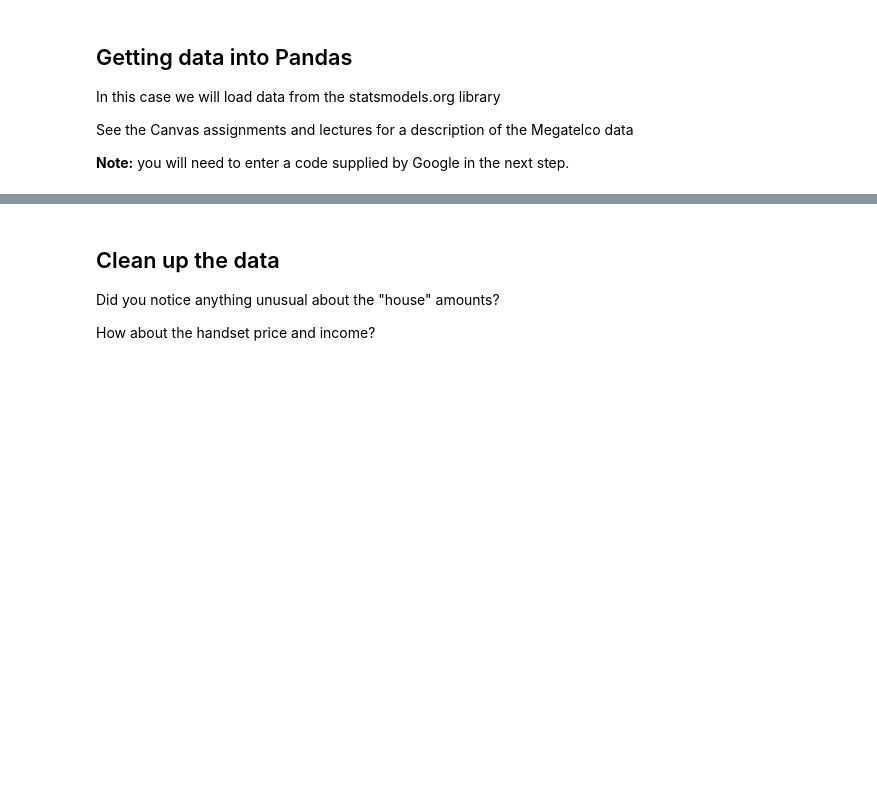
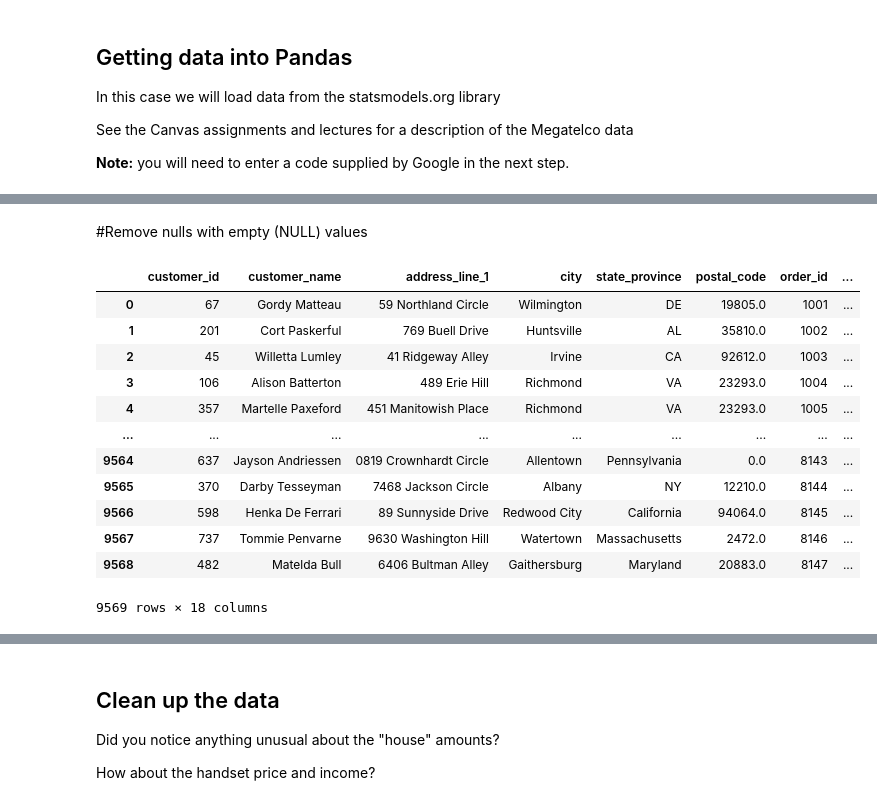
Before and after one commit to RaulPreciado/IS_4487, a Jupyter notebook: Module2_Script_v1_2.ipynb, the cells around one changed output, grey strips where cells are left out. Drawn from its saved outputs; the diff is of its cells as text; code cells hidden in the pictures; blank space fills up the shorter version.

```diff
--- a/Module2_Script_v1_2.ipynb
+++ b/Module2_Script_v1_2.ipynb
@@ -133,0 +130,18 @@ memory usage: 507.9+ KB
+# %% [markdown]
+#Remove nulls with empty (NULL) values
+# %%
+df.fillna(0)
+# %% [output]
+|  | customer_id | customer_name | address_line_1 | city | state_province | postal_code | order_id | ... |
+| 0 | 67 | Gordy Matteau | 59 Northland Circle | Wilmington | DE | 19805.0 | 1001 | ... |
+| 1 | 201 | Cort Paskerful | 769 Buell Drive | Huntsville | AL | 35810.0 | 1002 | ... |
+| 2 | 45 | Willetta Lumley | 41 Ridgeway Alley | Irvine | CA | 92612.0 | 1003 | ... |
+| 3 | 106 | Alison Batterton | 489 Erie Hill | Richmond | VA | 23293.0 | 1004 | ... |
+| 4 | 357 | Martelle Paxeford | 451 Manitowish Place | Richmond | VA | 23293.0 | 1005 | ... |
+| ... | ... | ... | ... | ... | ... | ... | ... | ... |
+| 9564 | 637 | Jayson Andriessen | 0819 Crownhardt Circle | Allentown | Pennsylvania | 0.0 | 8143 | ... |
+| 9565 | 370 | Darby Tesseyman | 7468 Jackson Circle | Albany | NY | 12210.0 | 8144 | ... |
+| 9566 | 598 | Henka De Ferrari | 89 Sunnyside Drive | Redwood City | California | 94064.0 | 8145 | ... |
+| 9567 | 737 | Tommie Penvarne | 9630 Washington Hill | Watertown | Massachusetts | 2472.0 | 8146 | ... |
+| 9568 | 482 | Matelda Bull | 6406 Bultman Alley | Gaithersburg | Maryland | 20883.0 | 8147 | ... |
+9569 rows × 18 columns
```
Also changed, not shown: parts of 22 cells of this notebook.
